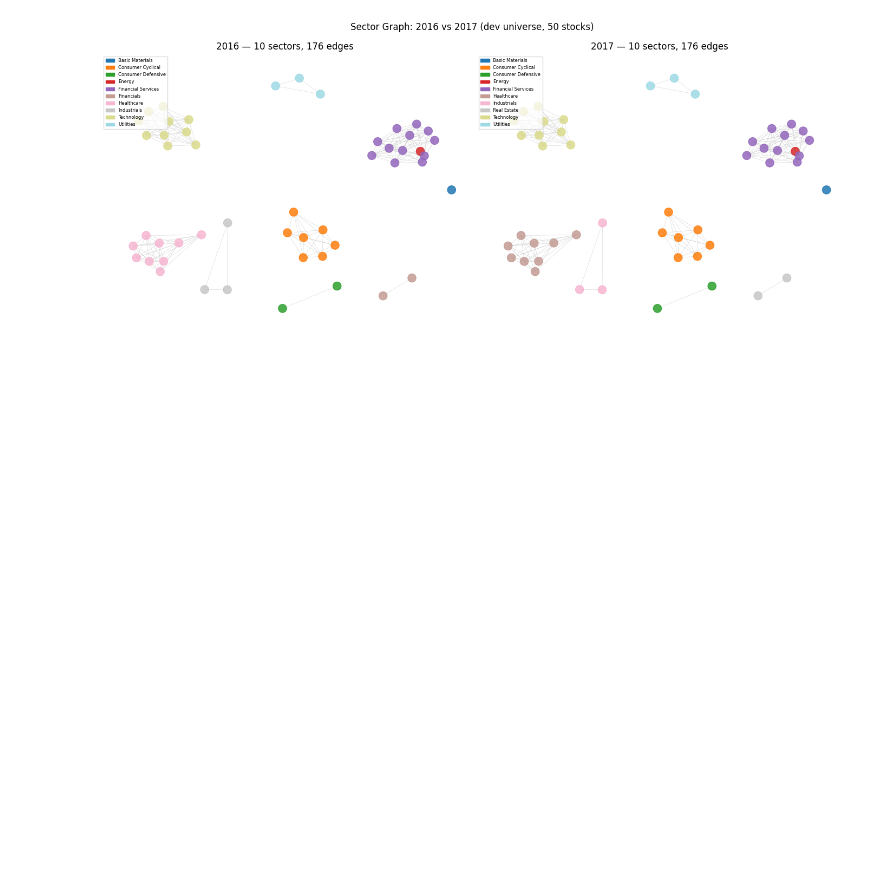
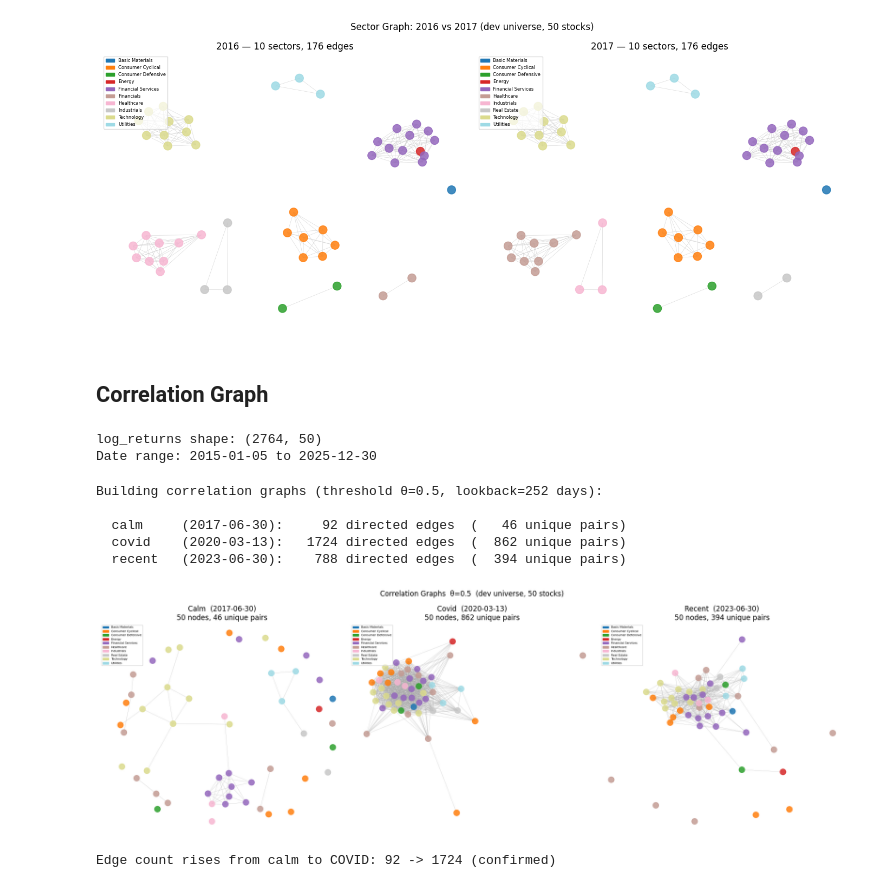
Before and after one commit to waderylan/sp500-gnn, a Jupyter notebook: notebooks/03_graphs.ipynb, the cells around one changed output. Drawn from its saved outputs; the diff is of its cells as text; code cells hidden in the pictures; blank space fills up the shorter version.

Commit message:
correlation graph

```diff
--- a/notebooks/03_graphs.ipynb
+++ b/notebooks/03_graphs.ipynb
@@ -91,3 +92,77 @@ plt.tight_layout()
 plt.show()
 # %% [output]
 [figure]
+# %% [markdown]
+## Correlation Graph
+# %%
+import pandas as pd
+
+log_returns = pd.read_parquet("../data/raw/log_returns.parquet")
+print(f"log_returns shape: {log_returns.shape}")
+print(f"Date range: {log_returns.index[0].date()} to {log_returns.index[-1].date()}")
+# %% [output]
+log_returns shape: (2764, 50)
+Date range: 2015-01-05 to 2025-12-30
+# %%
+print(f"Building correlation graphs (threshold θ={config.CORR_THRESHOLD}, "
+      f"lookback={config.CORR_LOOKBACK_DAYS} days):\n")
+corr_samples = save_correlation_samples(log_returns, tickers)
+# %% [output]
+Building correlation graphs (threshold θ=0.5, lookback=252 days):
+
+  calm     (2017-06-30):     92 directed edges  (   46 unique pairs)
+  covid    (2020-03-13):   1724 directed edges  (  862 unique pairs)
+  recent   (2023-06-30):    788 directed edges  (  394 unique pairs)
+# %%
+import networkx as nx
+import matplotlib.pyplot as plt
+import matplotlib.patches as mpatches
+
+# Year used for sector coloring in each sample graph
+_SAMPLE_YEARS = {"calm": 2017, "covid": 2020, "recent": 2023}
+
+def plot_correlation_graph(edge_index, tickers, sector_history, year, ax, title):
+    G = nx.Graph()
+    G.add_nodes_from(range(len(tickers)))
+    src = edge_index[0].tolist()
+    dst = edge_index[1].tolist()
+    edges = {(min(s, d), max(s, d)) for s, d in zip(src, dst)}
+    G.add_edges_from(edges)
+
+    sectors = [sector_history.get(t, {}).get(str(year), "Unknown") for t in tickers]
+    unique_sectors = sorted(set(sectors))
+    color_map = {s: plt.cm.tab20(i / max(len(unique_sectors) - 1, 1))
+                 for i, s in enumerate(unique_sectors)}
+    node_colors = [color_map[s] for s in sectors]
+
+    pos = nx.spring_layout(G, seed=config.RANDOM_SEED, k=0.6)
+    nx.draw_networkx(G, pos=pos, ax=ax, node_color=node_colors,
+                     node_size=100, with_labels=False, edge_color="#aaaaaa",
+                     width=0.3, alpha=0.85)
+    legend_handles = [mpatches.Patch(color=color_map[s], label=s) for s in unique_sectors]
+    ax.legend(handles=legend_handles, fontsize=5, loc="upper left", framealpha=0.7)
+    ax.set_title(f"{title}\n{G.number_of_nodes()} nodes, {G.number_of_edges()} unique pairs")
+    ax.axis("off")
+
+fig, axes = plt.subplots(1, 3, figsize=(18, 6))
+for (label, date_str), ax in zip(config.CORR_SAMPLE_DATES.items(), axes):
+    plot_correlation_graph(
+        corr_samples[label], tickers, sector_history,
+        _SAMPLE_YEARS[label], ax,
+        title=f"{label.capitalize()}  ({date_str})"
+    )
+plt.suptitle(f"Correlation Graphs  θ={config.CORR_THRESHOLD}  (dev universe, {len(tickers)} stocks)",
+             fontsize=12)
+plt.tight_layout()
+plt.show()
+# %% [output]
+[figure, added]
+# %%
+calm_edges  = corr_samples["calm"].shape[1]
+covid_edges = corr_samples["covid"].shape[1]
+assert covid_edges > calm_edges, (
+    f"Expected COVID edge count ({covid_edges}) > calm ({calm_edges})"
+)
+print(f"Edge count rises from calm to COVID: {calm_edges} -> {covid_edges} (confirmed)")
+# %% [output]
+Edge count rises from calm to COVID: 92 -> 1724 (confirmed)
```
Also changed, not shown: parts of 1 cell of this notebook, 3 other files.
